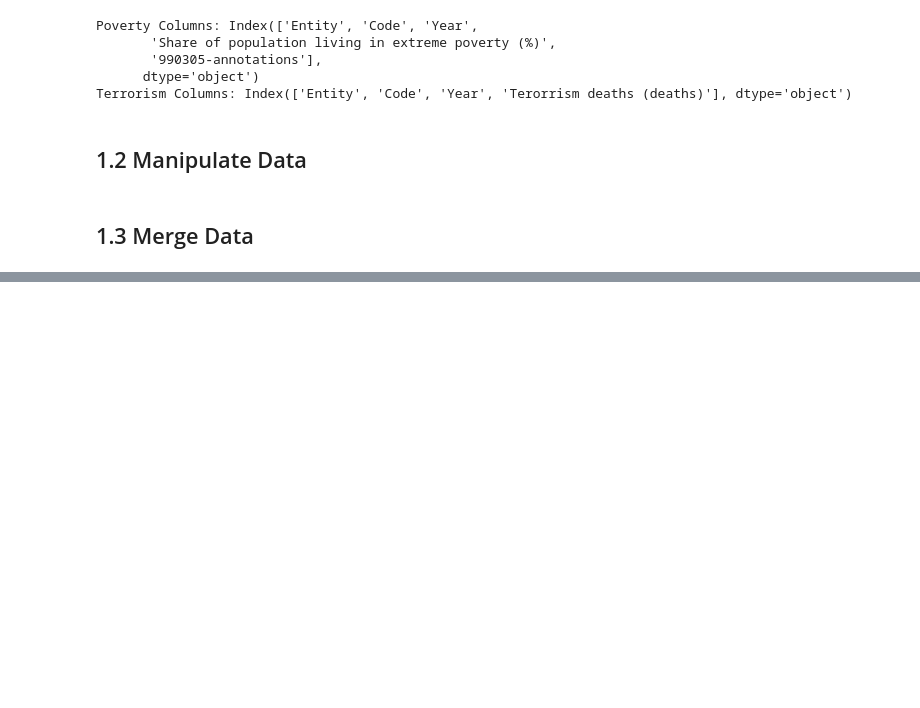
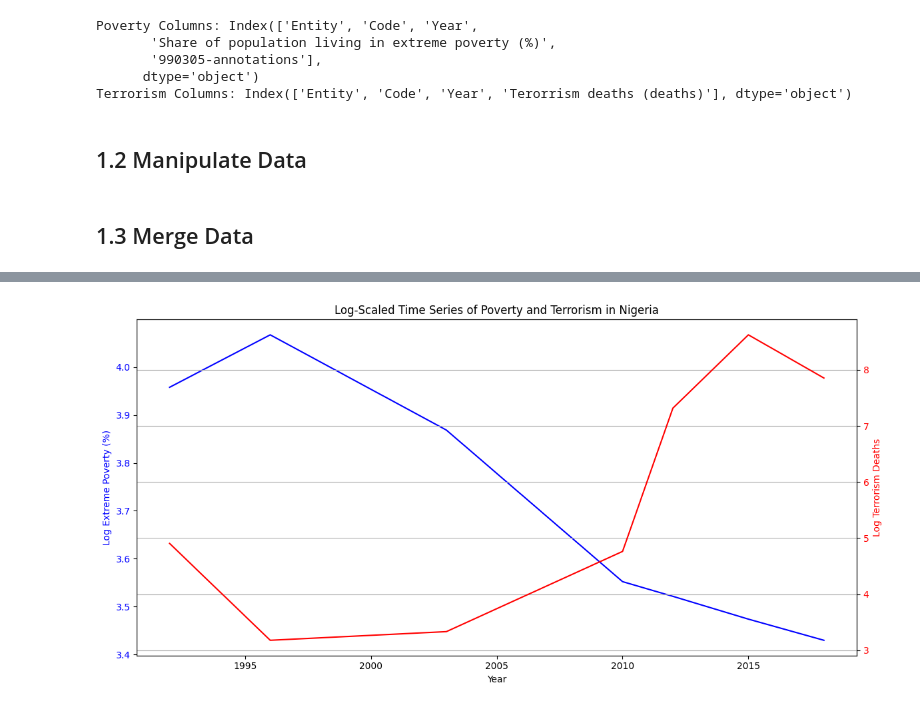
Before and after one commit to Data-Science-Public-Policy/graspp_2025_spring, a Jupyter notebook: notebooks/assignment_individual/HW1/HW1_UetsukiYuji.ipynb, the cells around one changed output, grey strips where cells are left out. Drawn from its saved outputs; the diff is of its cells as text; code cells hidden in the pictures; blank space fills up the shorter version.

```diff
--- a/notebooks/assignment_individual/HW1/HW1_UetsukiYuji.ipynb
+++ b/notebooks/assignment_individual/HW1/HW1_UetsukiYuji.ipynb
@@ -193,0 +202,34 @@ merged_df.to_csv("/Users/yujiuetsuki/Desktop/OWID_Poverty_Terrorism_Merged.csv",
+# %%
+import numpy as np
+import matplotlib.pyplot as plt
+
+target_country = "Nigeria"
+country_df = merged_df[
+    (merged_df['country_name'] == target_country) &
+    (merged_df['extreme_poverty_percent'].notna()) &
+    (merged_df['Terorrism deaths (deaths)'].notna()) &
+    (merged_df['Terorrism deaths (deaths)'] > 0) &
+    (merged_df['extreme_poverty_percent'] > 0)
+].sort_values('year').copy()
+
+country_df['log_poverty'] = np.log(country_df['extreme_poverty_percent'])
+country_df['log_terror'] = np.log(country_df['Terorrism deaths (deaths)'])
+
+fig, ax1 = plt.subplots(figsize=(12, 6))
+
+ax1.plot(country_df['year'], country_df['log_poverty'], color='blue', label='Log Extreme Poverty')
+ax1.set_xlabel('Year')
+ax1.set_ylabel('Log Extreme Poverty (%)', color='blue')
+ax1.tick_params(axis='y', labelcolor='blue')
+
+ax2 = ax1.twinx()
+ax2.plot(country_df['year'], country_df['log_terror'], color='red', label='Log Terrorism Deaths')
+ax2.set_ylabel('Log Terrorism Deaths', color='red')
+ax2.tick_params(axis='y', labelcolor='red')
+
+plt.title(f'Log-Scaled Time Series of Poverty and Terrorism in {target_country}')
+fig.tight_layout()
+plt.grid(True)
+plt.show()
+# %% [output]
+[figure, added]
```
Also changed, not shown: parts of 7 cells of this notebook.
